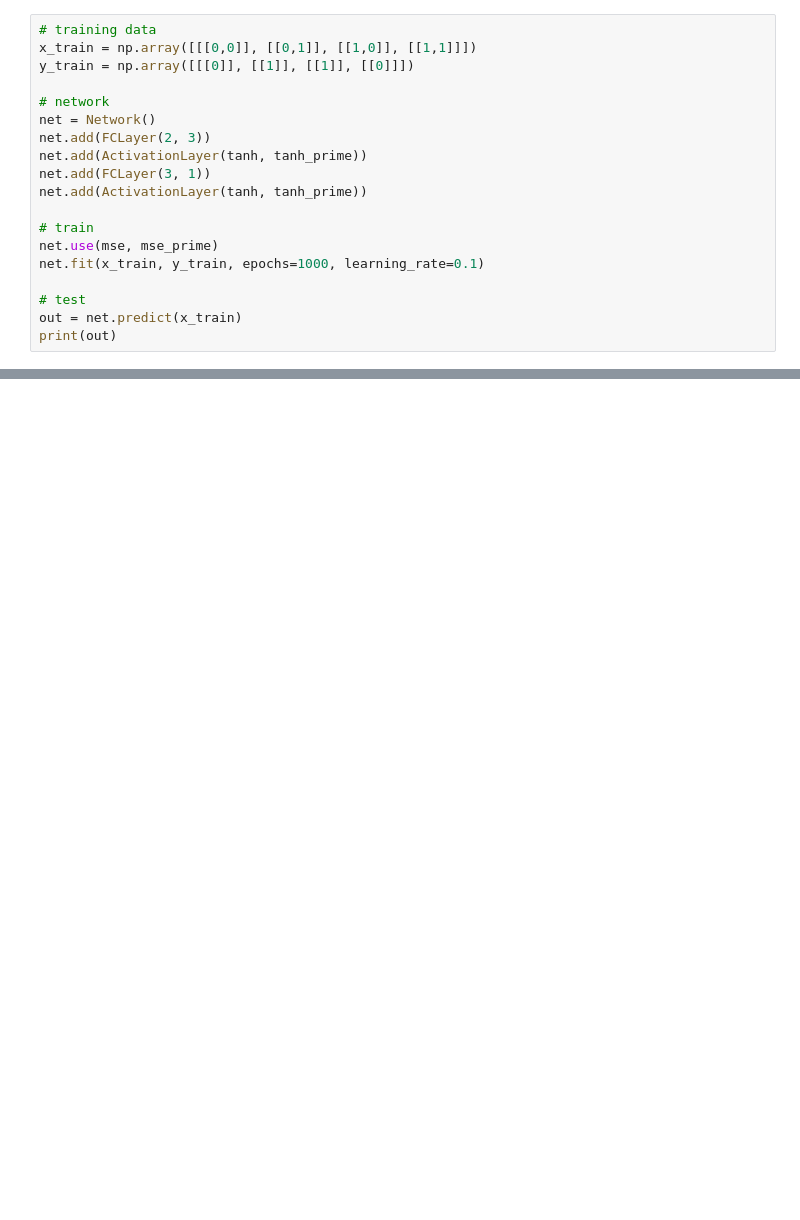
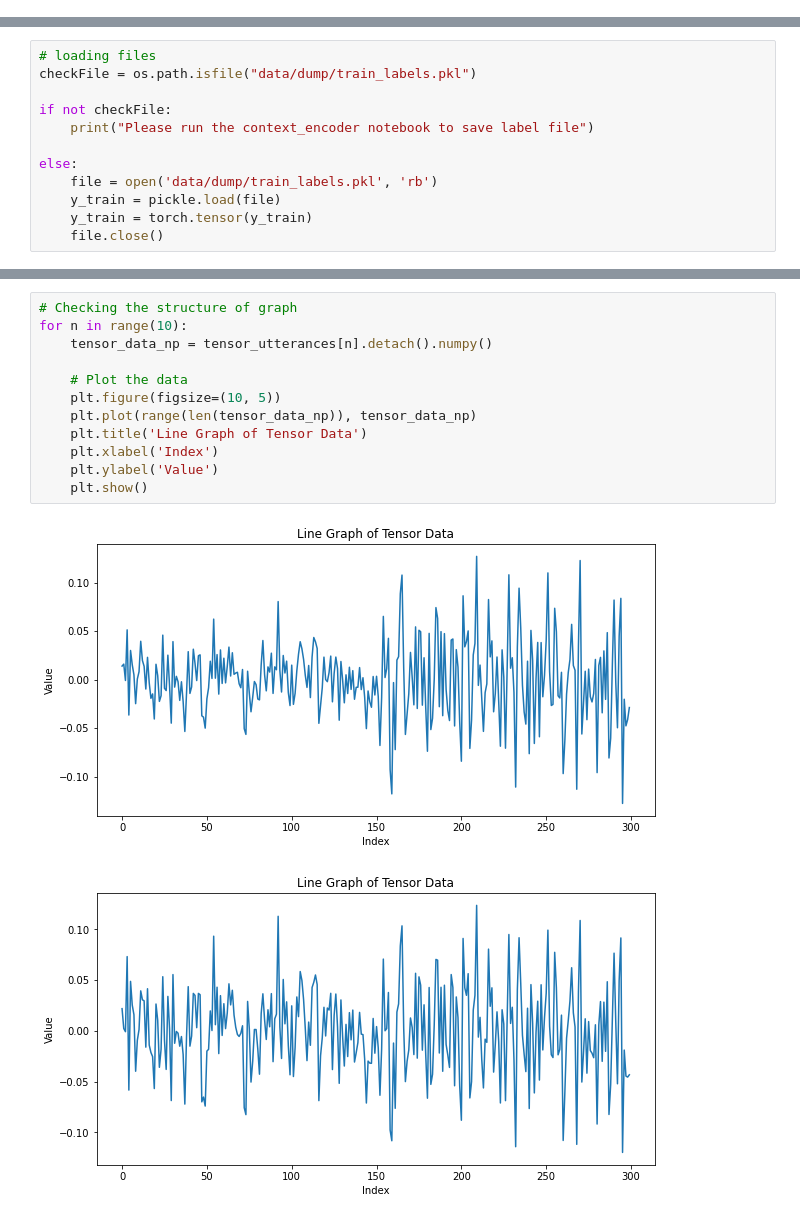
Before and after one commit to ELIJDAYO/ER_GAT, a Jupyter notebook: emotionClassifier.ipynb, the cells around one changed output, grey strips where cells are left out. Saved outputs shown, nothing was run; the diff lists cells and outputs as text; blank space fills up the shorter version.

```diff
--- a/emotionClassifier.ipynb
+++ b/emotionClassifier.ipynb
@@ -139,19 +2,0 @@ class Network:
-# %%
-# training data
-x_train = np.array([[[0,0]], [[0,1]], [[1,0]], [[1,1]]])
-y_train = np.array([[[0]], [[1]], [[1]], [[0]]])
-
-# network
-net = Network()
-net.add(FCLayer(2, 3))
-net.add(ActivationLayer(tanh, tanh_prime))
-net.add(FCLayer(3, 1))
-net.add(ActivationLayer(tanh, tanh_prime))
-
-# train
-net.use(mse, mse_prime)
-net.fit(x_train, y_train, epochs=1000, learning_rate=0.1)
-
-# test
-out = net.predict(x_train)
-print(out)
@@ -175,0 +69,12 @@ epoch 1000/1000   error=0.000287
+# %%
+# loading files
+checkFile = os.path.isfile("data/dump/train_labels.pkl")
+
+if not checkFile:
+    print("Please run the context_encoder notebook to save label file")
+
+else:
+    file = open('data/dump/train_labels.pkl', 'rb')
+    y_train = pickle.load(file)
+    y_train = torch.tensor(y_train)
+    file.close()
@@ -175,0 +121,15 @@ epoch 1000/1000   error=0.000287
+# %%
+# Checking the structure of graph
+for n in range(10):
+    tensor_data_np = tensor_utterances[n].detach().numpy()
+
+    # Plot the data
+    plt.figure(figsize=(10, 5))
+    plt.plot(range(len(tensor_data_np)), tensor_data_np)
+    plt.title('Line Graph of Tensor Data')
+    plt.xlabel('Index')
+    plt.ylabel('Value')
+    plt.show()
+# %% [output]
+[figure, added]
+[figure, added]
```
Also changed, not shown: parts of 38 cells of this notebook, 15 other files.
